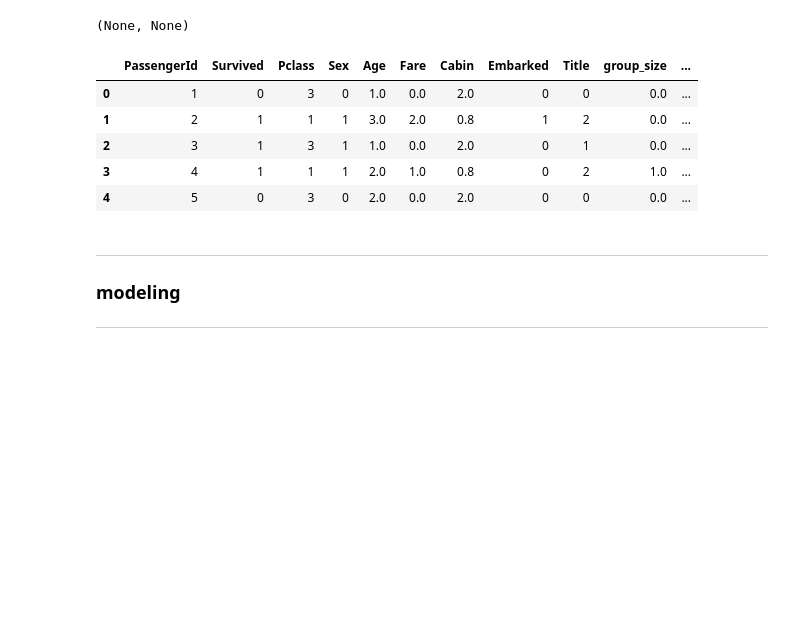
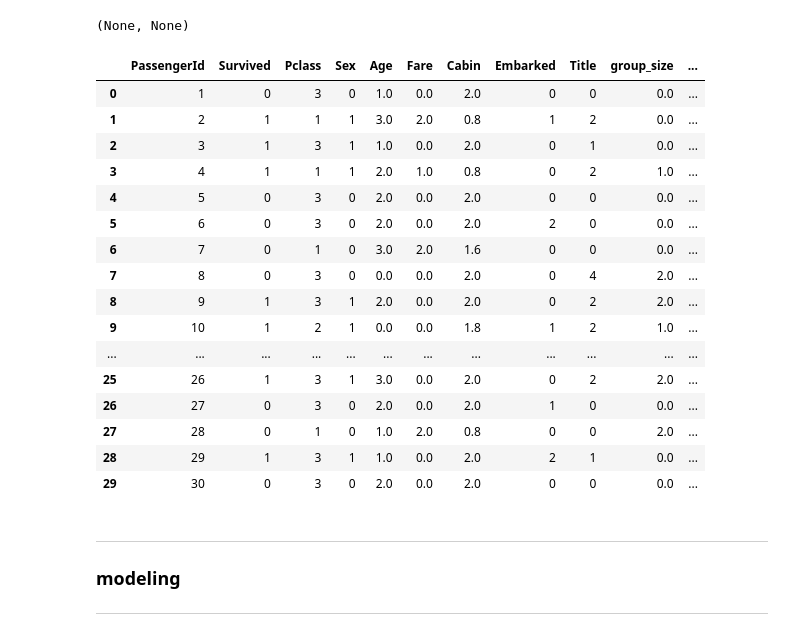
Before and after one commit to jeonchan05/titanic_dev, a Jupyter notebook: code/타이타닉정확도81.3.ipynb, the cells around one changed output. Cells and saved outputs as stored; diff of their text form; code cells hidden in the pictures; blank space fills up the shorter version.

```diff
--- a/code/타이타닉정확도81.3.ipynb
+++ b/code/타이타닉정확도81.3.ipynb
@@ -520,14 +520,25 @@ dtypes: float64(6), int64(7)
 memory usage: 42.6 KB
 (None, None)
 # %%
-train.head()
+train.head(30)
 # %% [output]
 |  | PassengerId | Survived | Pclass | Sex | Age | Fare | Cabin | Embarked | Title | group_size | ... |
 | 0 | 1 | 0 | 3 | 0 | 1.0 | 0.0 | 2.0 | 0 | 0 | 0.0 | ... |
 | 1 | 2 | 1 | 1 | 1 | 3.0 | 2.0 | 0.8 | 1 | 2 | 0.0 | ... |
 | 2 | 3 | 1 | 3 | 1 | 1.0 | 0.0 | 2.0 | 0 | 1 | 0.0 | ... |
 | 3 | 4 | 1 | 1 | 1 | 2.0 | 1.0 | 0.8 | 0 | 2 | 1.0 | ... |
 | 4 | 5 | 0 | 3 | 0 | 2.0 | 0.0 | 2.0 | 0 | 0 | 0.0 | ... |
+| 5 | 6 | 0 | 3 | 0 | 2.0 | 0.0 | 2.0 | 2 | 0 | 0.0 | ... |
+| 6 | 7 | 0 | 1 | 0 | 3.0 | 2.0 | 1.6 | 0 | 0 | 0.0 | ... |
+| 7 | 8 | 0 | 3 | 0 | 0.0 | 0.0 | 2.0 | 0 | 4 | 2.0 | ... |
+| 8 | 9 | 1 | 3 | 1 | 2.0 | 0.0 | 2.0 | 0 | 2 | 2.0 | ... |
+| 9 | 10 | 1 | 2 | 1 | 0.0 | 0.0 | 1.8 | 1 | 2 | 1.0 | ... |
+| ... | ... | ... | ... | ... | ... | ... | ... | ... | ... | ... | ... |
+| 25 | 26 | 1 | 3 | 1 | 3.0 | 0.0 | 2.0 | 0 | 2 | 2.0 | ... |
+| 26 | 27 | 0 | 3 | 0 | 2.0 | 0.0 | 2.0 | 1 | 0 | 0.0 | ... |
+| 27 | 28 | 0 | 1 | 0 | 1.0 | 2.0 | 0.8 | 0 | 0 | 2.0 | ... |
+| 28 | 29 | 1 | 3 | 1 | 1.0 | 0.0 | 2.0 | 2 | 1 | 0.0 | ... |
+| 29 | 30 | 0 | 3 | 0 | 2.0 | 0.0 | 2.0 | 0 | 0 | 0.0 | ... |
 # %% [markdown]
 ---
 ### modeling
```
Also changed, not shown: parts of 2 cells of this notebook, 6 other files.
